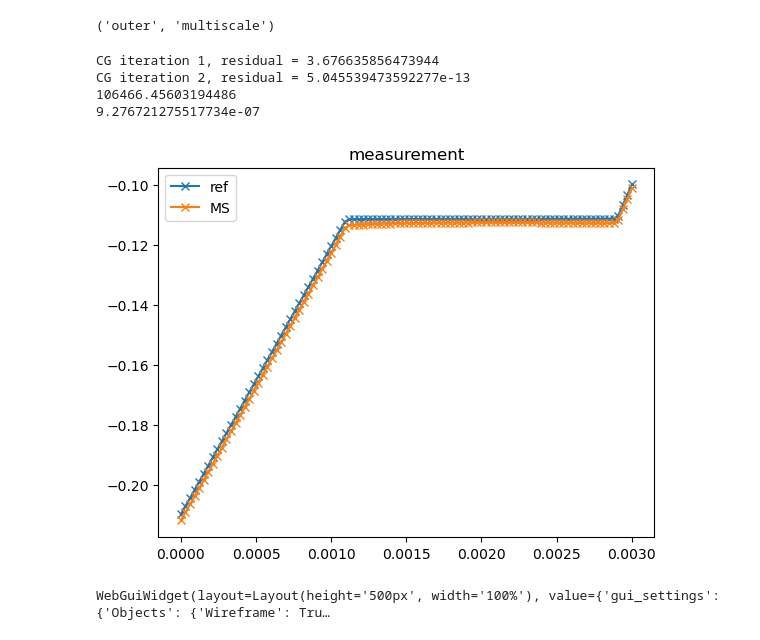
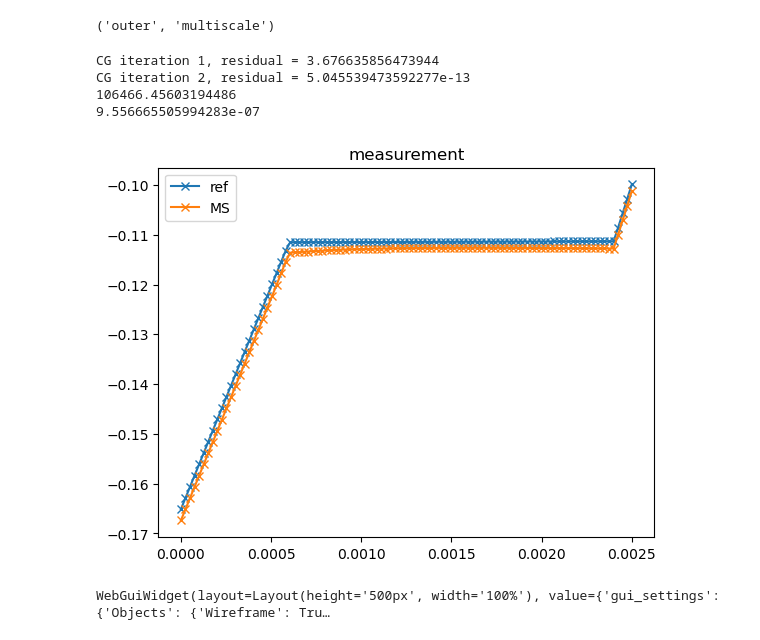
Before and after one commit to vhanser/ngsolveexample, a Jupyter notebook: content/multiscale/multiscale2D.ipynb, the cells around one changed output. Cells and saved outputs as stored; diff of their text form; code cells hidden in the pictures.

Commit message:
working on 2D gradgrad gap problem

```diff
--- a/content/multiscale/multiscale2D.ipynb
+++ b/content/multiscale/multiscale2D.ipynb
@@ -30,5 +31,5 @@ BaseWebGuiScene
 # %%
-lam = meshRef.MaterialCF({"inner":lambda2, "outer":lambda1, "gap":lambda1, "multiscale":lambda2})
+lam = meshRef.MaterialCF({"inner":lambda2, "multiscale":lambda2}, default=lambda1)
 def calcRef():
     fes = H1(meshRef, order=order0, dirichlet="left|right")
 
@@ -47,7 +48,7 @@ def calcRef():
     solvers.BVP(bf = a, lf= f, pre=prec, gf=sol, maxsteps=10)
 
 
-    energy =  Integrate( InnerProduct(lam * grad(sol), grad(sol)), meshRef, definedon=meshRef.Materials("inner|gap"))
+    energy =  Integrate( InnerProduct(lam * grad(sol), grad(sol)), meshRef, definedon=meshRef.Materials("inner|insulation"))
 
     return sol, energy
 
@@ -99,7 +100,7 @@ def calcMultiscale(useGradients=True, darwPhis=True):
 
     # microshape functions
     orderPhi = [
-            cl_Phi(1, fes_order=order0, material="multiscale"),
+            cl_Phi(1, fes_order=order0, material="multiscale", useGradients=useGradients),
         ]
 
     if darwPhis:
@@ -120,7 +121,7 @@ def calcMultiscale(useGradients=True, darwPhis=True):
     sol = GridFunction(VSpace, "sol")
 
 
-    cl_gradgradMS = gradgradMS(orderPhi, sol, useGradients=useGradients)
+    cl_gradgradMS = gradgradMS(orderPhi, sol, addPhi0Outer=True)
 
     a = BilinearForm(VSpace, symmetric=True)
     f = LinearForm(VSpace)
@@ -154,16 +155,19 @@ print(Integrate(Norm(sum(sol_comp_MS) - sol_ref), meshRef))
 CG iteration 1, residual = 3.676635856473944
 CG iteration 2, residual = 5.045539473592277e-13
 106466.45603194486
-9.276721275517734e-07
+9.556665505994283e-07
 # %%
 from myPackage import evalOnLine
 import matplotlib.pyplot as plt
-evalOnLine(sol_ref , meshRef, [-d/2*1.1, 0, 0], [-d/2*0.8, 0, 0], plot=True, ls='-', marker="x", show=False, label="ref");
-evalOnLine(sum(sol_comp_MS) , meshRef, [-d/2*1.1, 0, 0], [-d/2*0.8, 0, 0], plot=True, ls='-', marker="x", clear=False, label="MS", show=False);
+
+start = -d/2*1.05
+end =-d/2*0.8
+evalOnLine(sol_ref , meshRef, [start, 0, 0], [end, 0, 0], plot=True, ls='-', marker="x", show=False, label="ref");
+evalOnLine(sum(sol_comp_MS) , meshRef, [start, 0, 0], [end, 0, 0], plot=True, ls='-', marker="x", clear=False, label="MS", show=False);
 plt.legend()
 plt.show()
 # %% [output]
-[figure, old version]
+[figure, new version]
 # %%
 Draw(sum(sol_comp_MS) , meshRef, settings={"Objects":{"Wireframe":True}, "deformation": 0.01})
 # %% [output]
```
Also changed, not shown: parts of 4 cells of this notebook, 5 other files.
